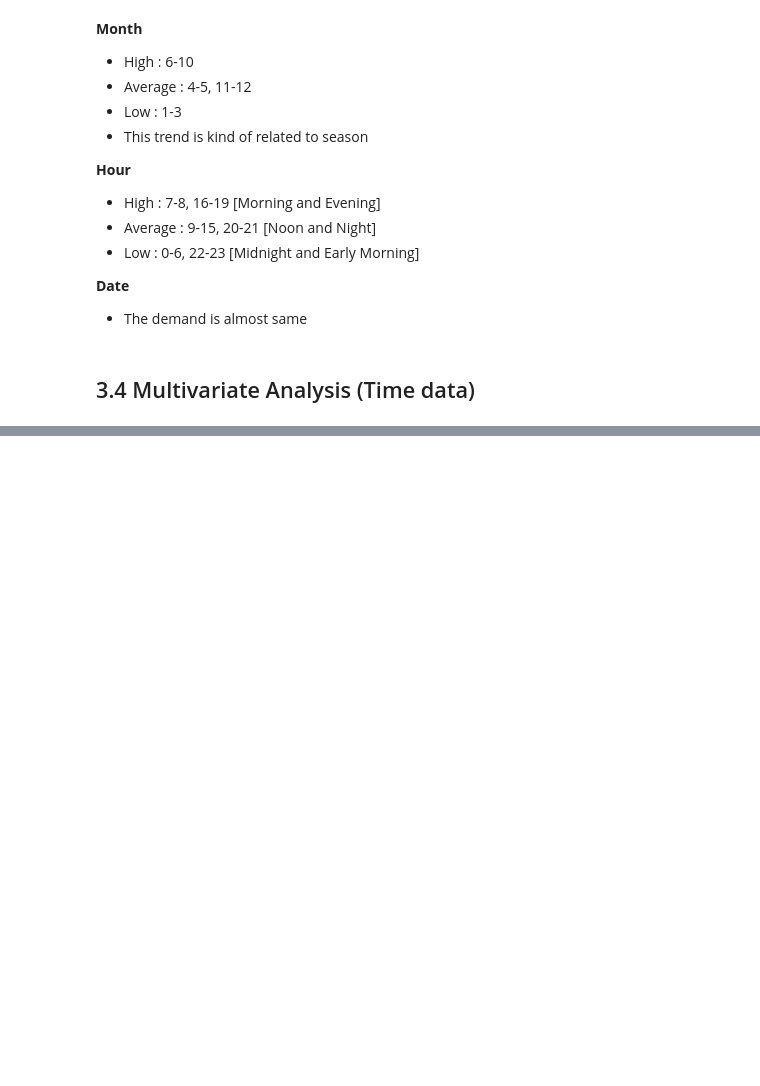
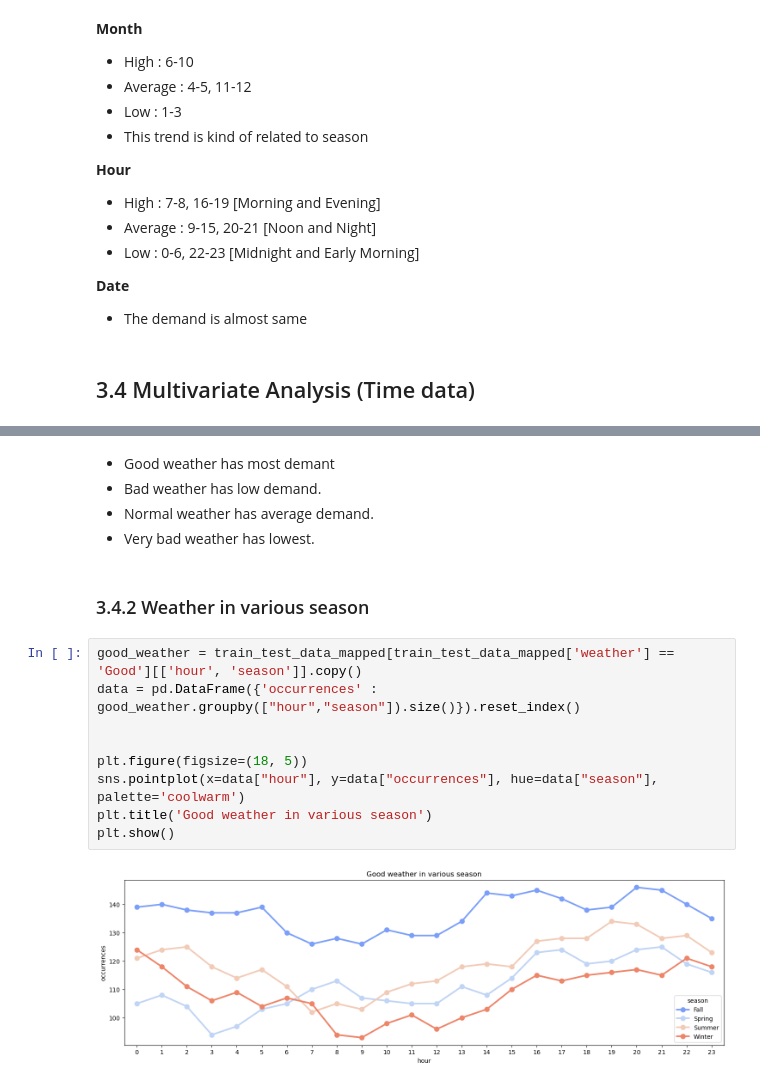
Before and after one commit to joydeb1729/kaggle, a Jupyter notebook: Bike-Sharing-Demand/EDA.ipynb, the cells around one changed output, grey strips where cells are left out. Saved outputs shown, nothing was run; the diff lists cells and outputs as text; blank space fills up the shorter version.

```diff
--- a/Bike-Sharing-Demand/EDA.ipynb
+++ b/Bike-Sharing-Demand/EDA.ipynb
@@ -378,0 +395,18 @@ plt.show()
+# %% [markdown]
+- Good weather has most demant
+- Bad weather has low demand.
+- Normal weather has average demand.
+- Very bad weather has lowest.
+# %% [markdown]
+### 3.4.2 Weather in various season
+# %%
+good_weather = train_test_data_mapped[train_test_data_mapped['weather'] == 'Good'][['hour', 'season']].copy()
+data = pd.DataFrame({'occurrences' : good_weather.groupby(["hour","season"]).size()}).reset_index()
+
+
+plt.figure(figsize=(18, 5))
+sns.pointplot(x=data["hour"], y=data["occurrences"], hue=data["season"], palette='coolwarm')
+plt.title('Good weather in various season')
+plt.show()
+# %% [output]
+[figure, added]
```
Also changed, not shown: parts of 11 cells of this notebook, 1 other file.
